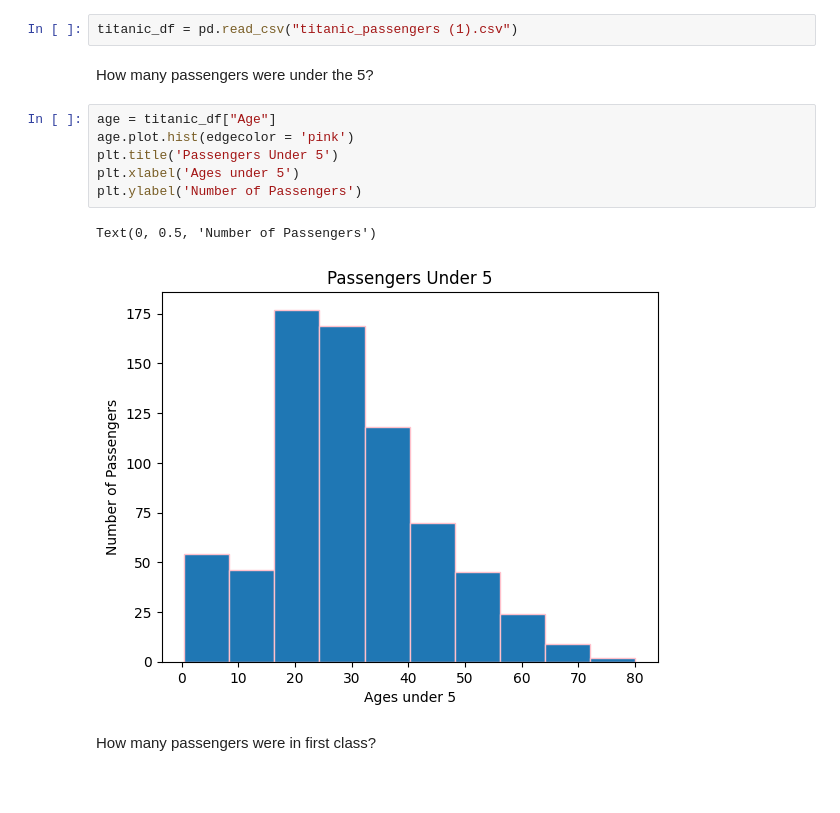
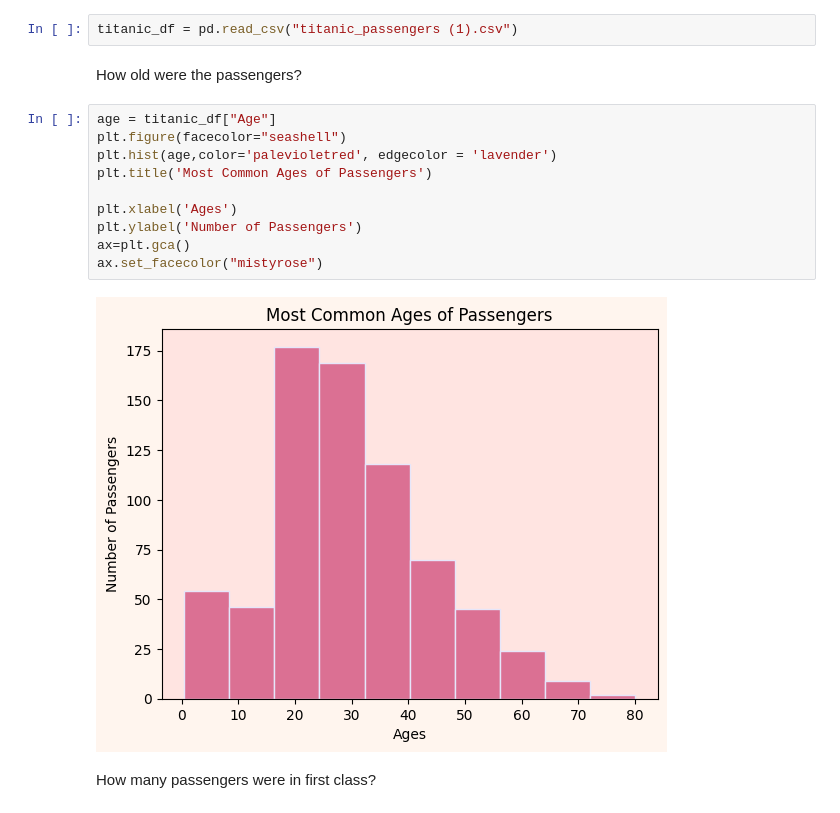
Before and after one commit to Tracey26/unit-3-date-science, a Jupyter notebook: 02_titanic.ipynb, the cells around one changed output. Drawn from its saved outputs; the diff is of its cells as text; blank space fills up the shorter version.

Commit message:
Created bar graphs for data

```diff
--- a/02_titanic.ipynb
+++ b/02_titanic.ipynb
@@ -8,16 +8,19 @@ import matplotlib.pyplot as plt
 The Titanic was a ship that would transport over a thousand people to New York that was until the unfortunate collision with an ice berg that would cause the ship to sink. Fortunately some people would survive and the sinking caused a change in the way ships were produced allowing people nowadays to travel more safely. This change was brought about the analyzing of information of the Titanic which I also had a few questions about.
 # %%
 titanic_df = pd.read_csv("titanic_passengers (1).csv")
-# %% [markdown]
-How many passengers were under the 5?
+# %% [markdown]
+How old were the passengers?
 # %%
 age = titanic_df["Age"]
-age.plot.hist(edgecolor = 'pink')
-plt.title('Passengers Under 5')
-plt.xlabel('Ages under 5')
+plt.figure(facecolor="seashell")
+plt.hist(age,color='palevioletred', edgecolor = 'lavender')
+plt.title('Most Common Ages of Passengers')
+
+plt.xlabel('Ages')
 plt.ylabel('Number of Passengers')
+ax=plt.gca()
+ax.set_facecolor("mistyrose")
 # %% [output]
-Text(0, 0.5, 'Number of Passengers')
-[figure, old version]
+[figure, new version]
 # %% [markdown]
    How many passengers were in first class?
```
Also changed, not shown: parts of 1 cell of this notebook.
